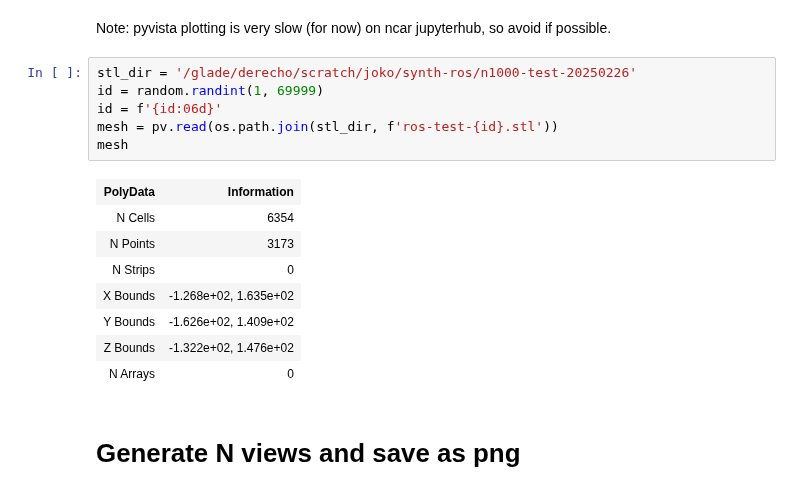
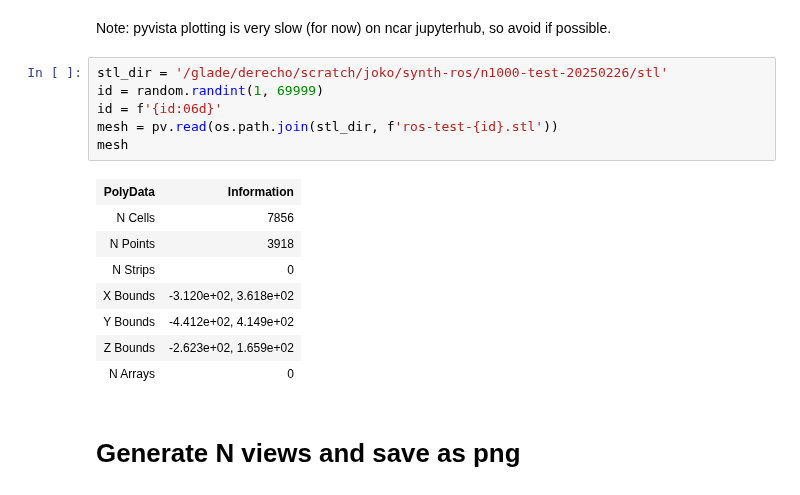
Before and after one commit to josephko91/ice3d, a Jupyter notebook: notebooks/11-test-projections.ipynb, the cells around one changed output. Saved outputs shown, nothing was run; the diff lists cells and outputs as text.

```diff
--- a/notebooks/11-test-projections.ipynb
+++ b/notebooks/11-test-projections.ipynb
@@ -8,19 +8,19 @@ import miniball
 # %% [markdown]
 Note: pyvista plotting is very slow (for now) on ncar jupyterhub, so avoid if possible.
 # %%
-stl_dir = '/glade/derecho/scratch/joko/synth-ros/n1000-test-20250226'
+stl_dir = '/glade/derecho/scratch/joko/synth-ros/n1000-test-20250226/stl'
 id = random.randint(1, 69999)
 id = f'{id:06d}'
 mesh = pv.read(os.path.join(stl_dir, f'ros-test-{id}.stl'))
 mesh
 # %% [output]
 | PolyData | Information |
-| N Cells | 6354 |
-| N Points | 3173 |
+| N Cells | 7856 |
+| N Points | 3918 |
 | N Strips | 0 |
-| X Bounds | -1.268e+02, 1.635e+02 |
-| Y Bounds | -1.626e+02, 1.409e+02 |
-| Z Bounds | -1.322e+02, 1.476e+02 |
+| X Bounds | -3.120e+02, 3.618e+02 |
+| Y Bounds | -4.412e+02, 4.149e+02 |
+| Z Bounds | -2.623e+02, 1.659e+02 |
 | N Arrays | 0 |
 # %% [markdown]
 # Generate N views and save as png
```
Also changed, not shown: parts of 1 cell of this notebook, 1 other file.
